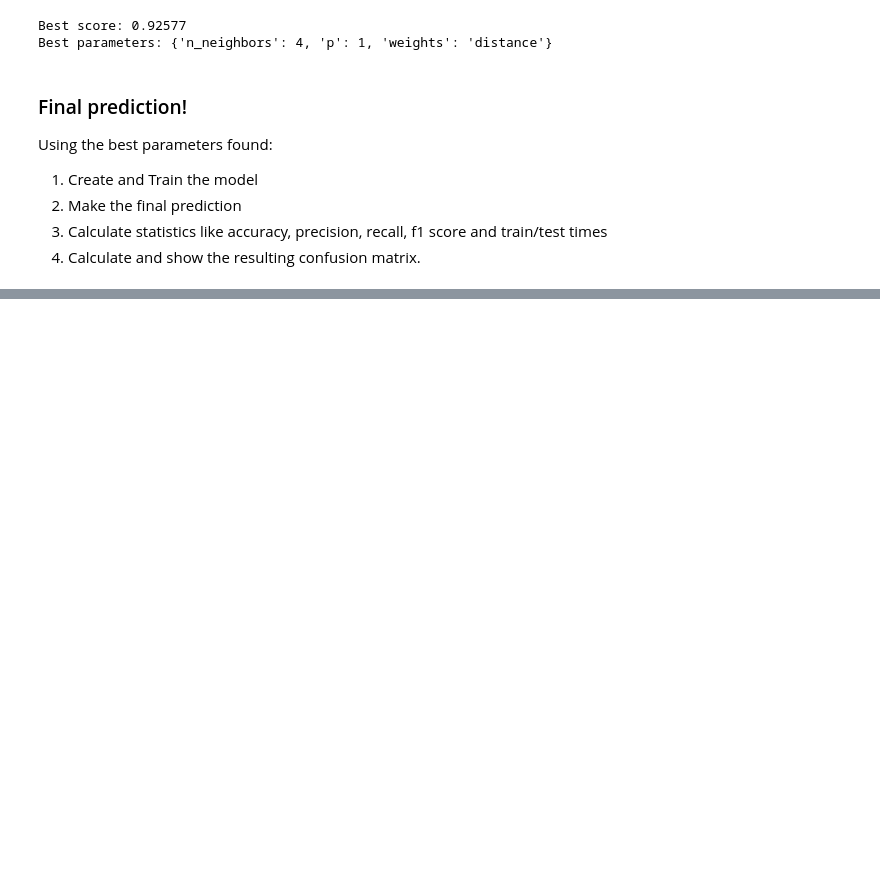
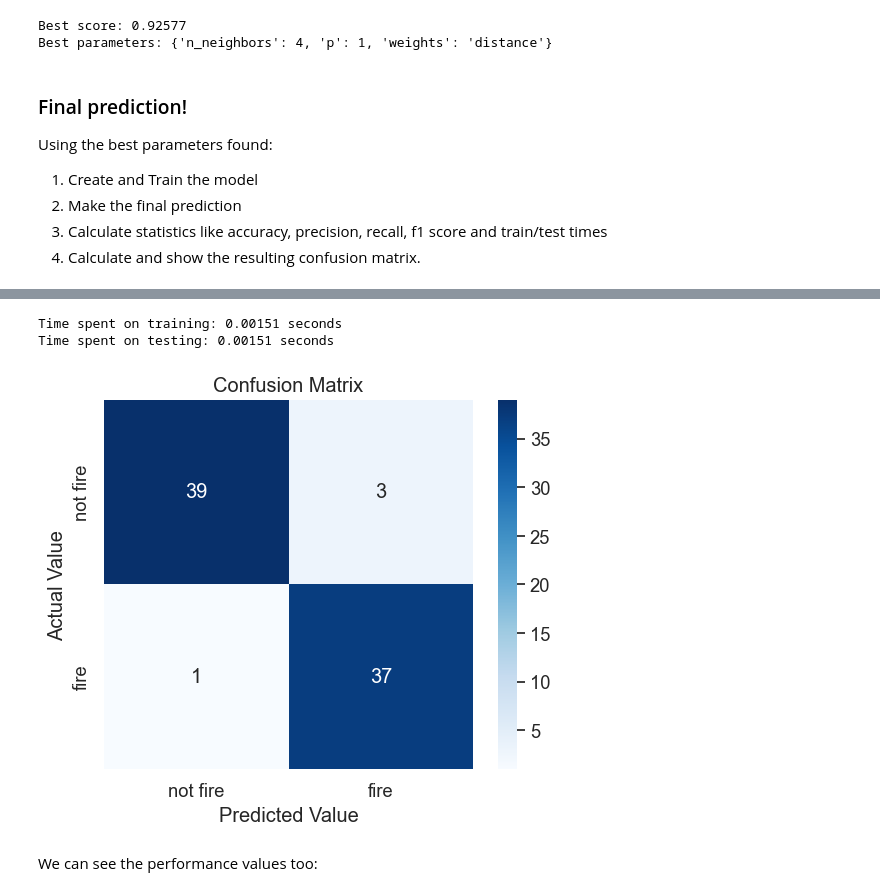
Before and after one commit to tommygomez25/IA, a Jupyter notebook: Projeto2/project.ipynb, the cells around one changed output, grey strips where cells are left out. Saved outputs shown, nothing was run; the diff lists cells and outputs as text; code cells hidden in the pictures; blank space fills up the shorter version.

Commit message:
started merging algos

```diff
--- a/Projeto2/project.ipynb
+++ b/Projeto2/project.ipynb
@@ -369,0 +305,36 @@ Time spent on testing: 0.00253 seconds
+# %%
+from sklearn.naive_bayes import GaussianNB
+
+# Build a Gaussian Naive Bayes classifier
+model = GaussianNB()
+
+start_time = time.time()
+
+# Train the model using the training sets
+model.fit(X_train, y_train)
+
+training_time = time.time() - start_time
+print("Time spent on training: {:.5f} seconds".format(training_time))
+
+# Predict the response for test dataset
+predicted = model.predict(X_test)
+testing_time = time.time() - (start_time + training_time)
+print("Time spent on testing: {:.5f} seconds".format(training_time))
+
+# Calculate confusion matrix of results
+confusion_matrix = metrics.confusion_matrix(y_test,predicted)
+# Plot confusion matrix as a heatmap
+class_labels = ["not fire", "fire"]
+heatmap = sb.heatmap(confusion_matrix, annot=True, cmap='Blues',
+            xticklabels=class_labels, yticklabels=class_labels,
+            linecolor='black', square=True)
+plt.title("Confusion Matrix")
+plt.xlabel("Predicted Value")
+plt.ylabel("Actual Value")
+plt.show()
+# %% [output]
+Time spent on training: 0.00151 seconds
+Time spent on testing: 0.00151 seconds
+[figure, added]
+# %% [markdown]
+We can see the performance values too:
```
Also changed, not shown: parts of 16 cells of this notebook.
